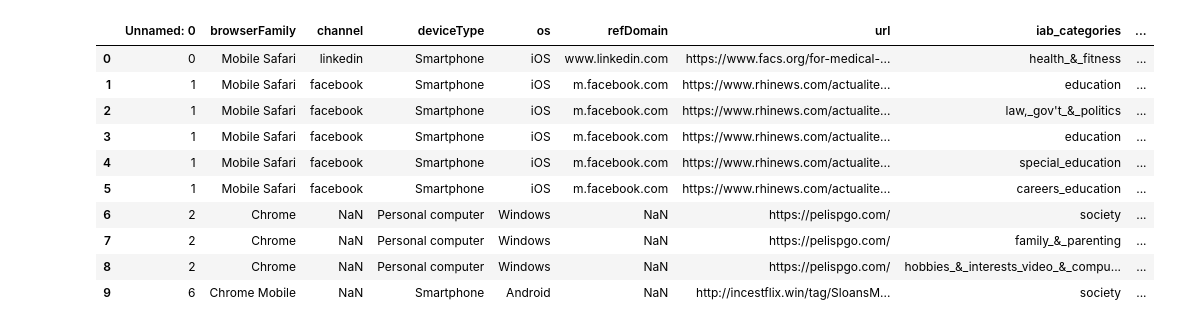
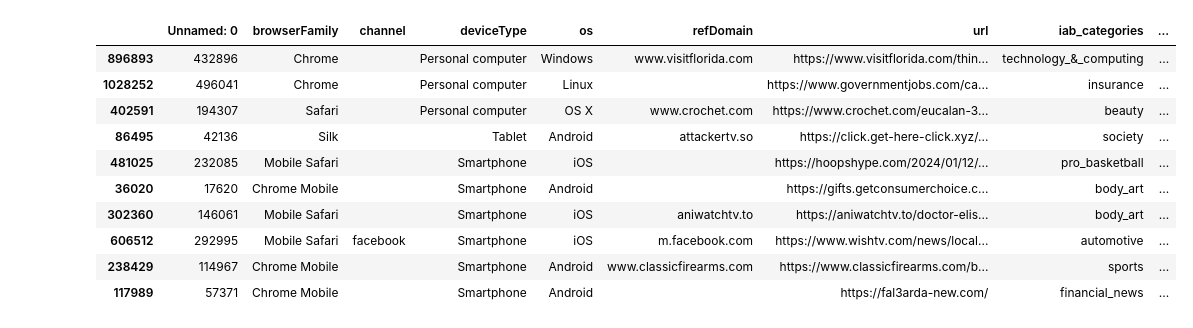
Before and after one commit to SharhadBashar/url-classifier, a Jupyter notebook: notebook/clean_data.ipynb, the cells around one changed output. Cells and saved outputs as stored; diff of their text form; code cells hidden in the pictures.

Commit message:
fixed data cleaning

```diff
--- a/notebook/clean_data.ipynb
+++ b/notebook/clean_data.ipynb
@@ -9,3 +13,6 @@ from url_parser import parse_url, get_url, get_base_url
+# %%
+custom_stopwords = ['www', 'www.', 'com', 'les', 'org', 'tag', 'html', 'id', 'un', 'win',
+                    'en', 'me', 'php', 'asp', 'aspx', 'cc', 'net']
 # %%
 def get_size():
     df = pd.read_csv('1.csv')
@@ -50,18 +89,19 @@ def clean():
     return df
 # %%
-df = clean()
+df = pd.read_csv('../data/clean/1.csv')
+df = clean(df, '1')
 # get_size()
 # %%
-df.head(10)
+df.sample(10)
 # %% [output]
 |  | Unnamed: 0 | browserFamily | channel | deviceType | os | refDomain | url | iab_categories | ... |
-| 0 | 0 | Mobile Safari | linkedin | Smartphone | iOS | www.linkedin.com | https://www.facs.org/for-medical-... | health_&_fitness | ... |
-| 1 | 1 | Mobile Safari | facebook | Smartphone | iOS | m.facebook.com | https://www.rhinews.com/actualite... | education | ... |
-| 2 | 1 | Mobile Safari | facebook | Smartphone | iOS | m.facebook.com | https://www.rhinews.com/actualite... | law,_gov't_&_politics | ... |
-| 3 | 1 | Mobile Safari | facebook | Smartphone | iOS | m.facebook.com | https://www.rhinews.com/actualite... | education | ... |
-| 4 | 1 | Mobile Safari | facebook | Smartphone | iOS | m.facebook.com | https://www.rhinews.com/actualite... | special_education | ... |
-| 5 | 1 | Mobile Safari | facebook | Smartphone | iOS | m.facebook.com | https://www.rhinews.com/actualite... | careers_education | ... |
-| 6 | 2 | Chrome | NaN | Personal computer | Windows | NaN | https://pelispgo.com/ | society | ... |
-| 7 | 2 | Chrome | NaN | Personal computer | Windows | NaN | https://pelispgo.com/ | family_&_parenting | ... |
-| 8 | 2 | Chrome | NaN | Personal computer | Windows | NaN | https://pelispgo.com/ | hobbies_&_interests_video_&_compu... | ... |
-| 9 | 6 | Chrome Mobile | NaN | Smartphone | Android | NaN | http://incestflix.win/tag/SloansM... | society | ... |
+| 896893 | 432896 | Chrome |  | Personal computer | Windows | www.visitflorida.com | https://www.visitflorida.com/thin... | technology_&_computing | ... |
+| 1028252 | 496041 | Chrome |  | Personal computer | Linux |  | https://www.governmentjobs.com/ca... | insurance | ... |
+| 402591 | 194307 | Safari |  | Personal computer | OS X | www.crochet.com | https://www.crochet.com/eucalan-3... | beauty | ... |
+| 86495 | 42136 | Silk |  | Tablet | Android | attackertv.so | https://click.get-here-click.xyz/... | society | ... |
+| 481025 | 232085 | Mobile Safari |  | Smartphone | iOS |  | https://hoopshype.com/2024/01/12/... | pro_basketball | ... |
+| 36020 | 17620 | Chrome Mobile |  | Smartphone | Android |  | https://gifts.getconsumerchoice.c... | body_art | ... |
+| 302360 | 146061 | Mobile Safari |  | Smartphone | iOS | aniwatchtv.to | https://aniwatchtv.to/doctor-elis... | body_art | ... |
+| 606512 | 292995 | Mobile Safari | facebook | Smartphone | iOS | m.facebook.com | https://www.wishtv.com/news/local... | automotive | ... |
+| 238429 | 114967 | Chrome Mobile |  | Smartphone | Android | www.classicfirearms.com | https://www.classicfirearms.com/b... | sports | ... |
+| 117989 | 57371 | Chrome Mobile |  | Smartphone | Android |  | https://fal3arda-new.com/ | financial_news | ... |
```
Also changed, not shown: parts of 8 cells of this notebook.
